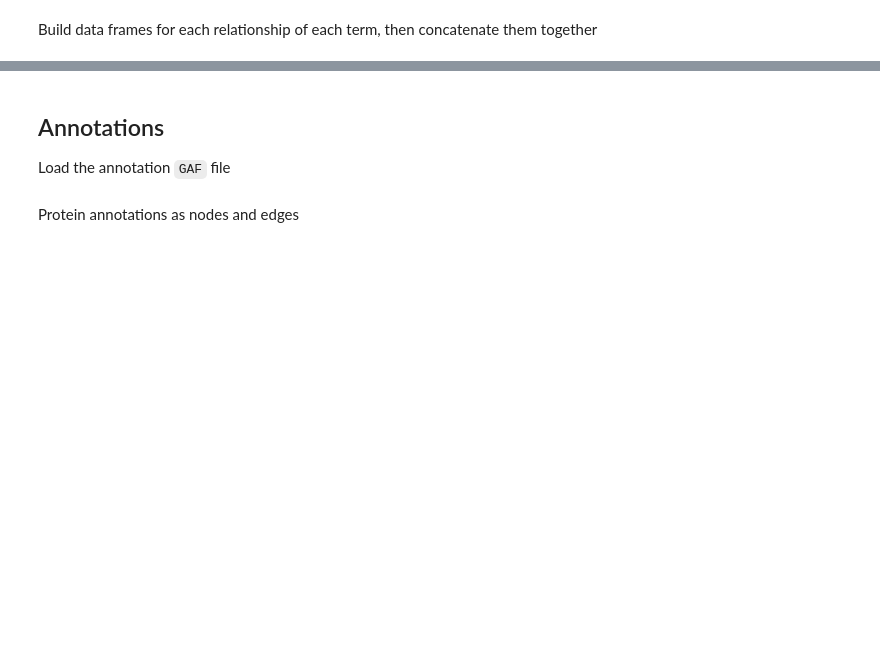
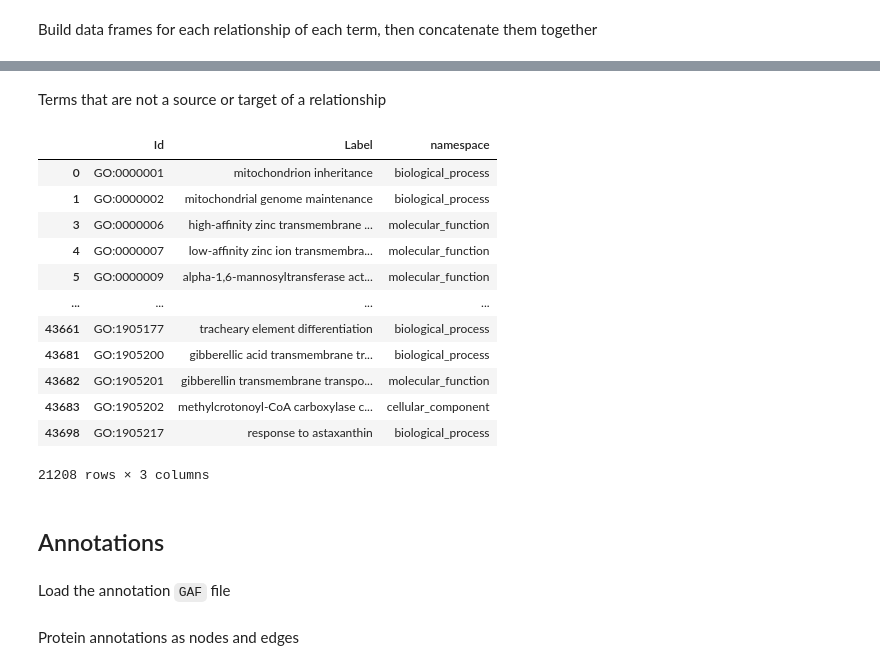
Before and after one commit to mja/goo, a Jupyter notebook: geneontology.ipynb, the cells around one changed output, grey strips where cells are left out. Drawn from its saved outputs; the diff is of its cells as text; code cells hidden in the pictures; blank space fills up the shorter version.

```diff
--- a/geneontology.ipynb
+++ b/geneontology.ipynb
@@ -101,6 +114,24 @@ Make a single data frame for all the relationships
+# %% [markdown]
+Terms that are not a source or target of a relationship
+# %%
+go_terms[~go_terms['Id'].isin(go_rels['Source']) & ~go_terms['Id'].isin(go_rels['Target'])]
+# %% [output]
+|  | Id | Label | namespace |
+| 0 | GO:0000001 | mitochondrion inheritance | biological_process |
+| 1 | GO:0000002 | mitochondrial genome maintenance | biological_process |
+| 3 | GO:0000006 | high-affinity zinc transmembrane ... | molecular_function |
+| 4 | GO:0000007 | low-affinity zinc ion transmembra... | molecular_function |
+| 5 | GO:0000009 | alpha-1,6-mannosyltransferase act... | molecular_function |
+| ... | ... | ... | ... |
+| 43661 | GO:1905177 | tracheary element differentiation | biological_process |
+| 43681 | GO:1905200 | gibberellic acid transmembrane tr... | biological_process |
+| 43682 | GO:1905201 | gibberellin transmembrane transpo... | molecular_function |
+| 43683 | GO:1905202 | methylcrotonoyl-CoA carboxylase c... | cellular_component |
+| 43698 | GO:1905217 | response to astaxanthin | biological_process |
+21208 rows × 3 columns
+# %% [markdown]
+## Annotations
 # %% [markdown]
-## Annotations
-
 Load the annotation `GAF` file
 # %%
 goa = pd.read_csv('goa_human.gaf.gz', sep='\t', comment='!', header=None, names=['DB', 'DBObjectID', 'DBObjectSymbol', 'Qualifier', 'GOID', 'DBReference', 'EvidenceCode', 'WithFrom', 'Aspect', 'DBObjectName', 'DBObjectSynonym', 'DBObjectType', 'Taxon', 'Date', 'AssignedBy', 'AnnotationExtension'], index_col=False)
```
Also changed, not shown: parts of 5 cells of this notebook.
